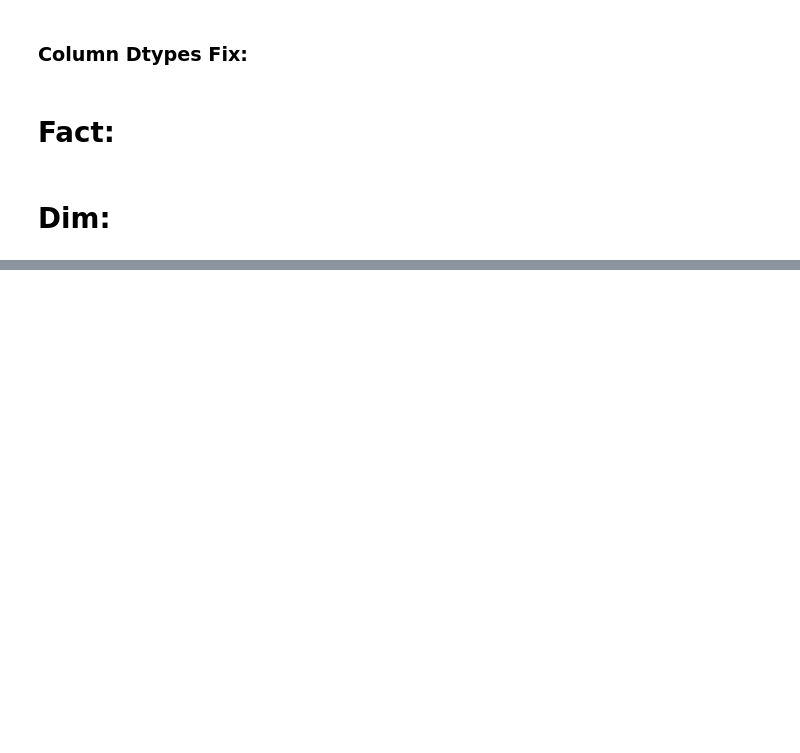
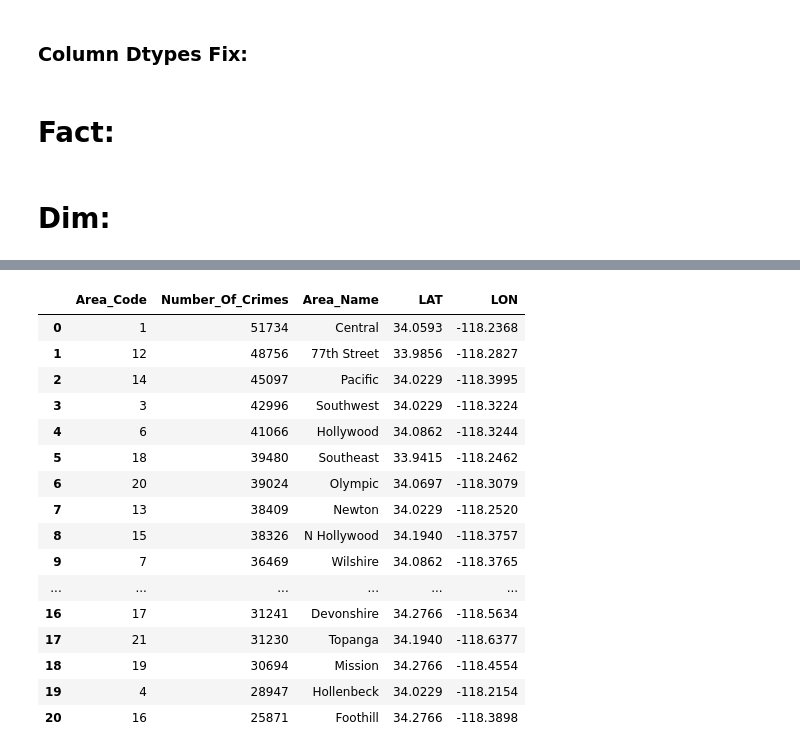
Before and after one commit to berrylewis97/Crime_Data_Analysis, a Jupyter notebook: Crime_Data.ipynb, the cells around one changed output, grey strips where cells are left out. Saved outputs shown, nothing was run; the diff lists cells and outputs as text; code cells hidden in the pictures; blank space fills up the shorter version.

```diff
--- a/Crime_Data.ipynb
+++ b/Crime_Data.ipynb
@@ -57,7 +58,7 @@ Fact = data[['File_Number','Report_Date','Occ_Date','Occ_Time','Area_Code','Sub_
 # Dim:
 # %%
 #Orgenazing The Data into Tables
-Dim_Area = data[['Area_Code','Area_Name']].sort_values(by = 'Area_Code').reset_index(drop = True)
+Dim_Area = data[['Area_Code','Area_Name']].sort_values(by = 'Area_Code').drop_duplicates().reset_index(drop = True)
 
 Dim_Sub_Area = data[['Sub_Area_Code','Area_Name']].sort_values(by = 'Sub_Area_Code').reset_index(drop = True)
 
@@ -79,7 +80,7 @@ Dim_Place = Dim_Place.sort_values(by = 'Place_code').reset_index(drop = True)
 Dim_Victim = data[['File_Number','Vict_Age','Vict_Sex','Vict Descent']]
 
 #information about the geographical place
-Dim_Geographic = data[['Location','Area_Name']].drop_duplicates().sort_values(by = 'Area_Name').reset_index(drop = True)
+Dim_Address = data[['Location','Area_Name']].drop_duplicates().sort_values(by = 'Area_Name').reset_index(drop = True)
 
 Dim_Coordinates = data[['File_Number','LAT','LON']]
 
@@ -122,0 +133,25 @@ plt.show()
+# %%
+crimes_by_area = Fact.groupby(['Area_Code'])['File_Number'].count().reset_index().sort_values(by = 'File_Number',ascending = False).merge(Dim_Area,on = 'Area_Code').rename(columns = {'File_Number':"Number_Of_Crimes"})
+# %%
+x = Dim_Area.merge(Fact[['Area_Code','LAT_ID','LON_ID']],on = 'Area_Code')
+x = x.loc[x.groupby(['Area_Name'])['LAT_ID'].idxmin()].merge(Dim_LAT,on = 'LAT_ID').merge(Dim_LON,on = 'LON_ID')[['Area_Name','LAT','LON']]
+crimes_by_area = crimes_by_area.merge(x,on = 'Area_Name')
+crimes_by_area
+# %% [output]
+|  | Area_Code | Number_Of_Crimes | Area_Name | LAT | LON |
+| 0 | 1 | 51734 | Central | 34.0593 | -118.2368 |
+| 1 | 12 | 48756 | 77th Street | 33.9856 | -118.2827 |
+| 2 | 14 | 45097 | Pacific | 34.0229 | -118.3995 |
+| 3 | 3 | 42996 | Southwest | 34.0229 | -118.3224 |
+| 4 | 6 | 41066 | Hollywood | 34.0862 | -118.3244 |
+| 5 | 18 | 39480 | Southeast | 33.9415 | -118.2462 |
+| 6 | 20 | 39024 | Olympic | 34.0697 | -118.3079 |
+| 7 | 13 | 38409 | Newton | 34.0229 | -118.2520 |
+| 8 | 15 | 38326 | N Hollywood | 34.1940 | -118.3757 |
+| 9 | 7 | 36469 | Wilshire | 34.0862 | -118.3765 |
+| ... | ... | ... | ... | ... | ... |
+| 16 | 17 | 31241 | Devonshire | 34.2766 | -118.5634 |
+| 17 | 21 | 31230 | Topanga | 34.1940 | -118.6377 |
+| 18 | 19 | 30694 | Mission | 34.2766 | -118.4554 |
+| 19 | 4 | 28947 | Hollenbeck | 34.0229 | -118.2154 |
+| 20 | 16 | 25871 | Foothill | 34.2766 | -118.3898 |
```
Also changed, not shown: parts of 7 cells of this notebook, 1 other file.
